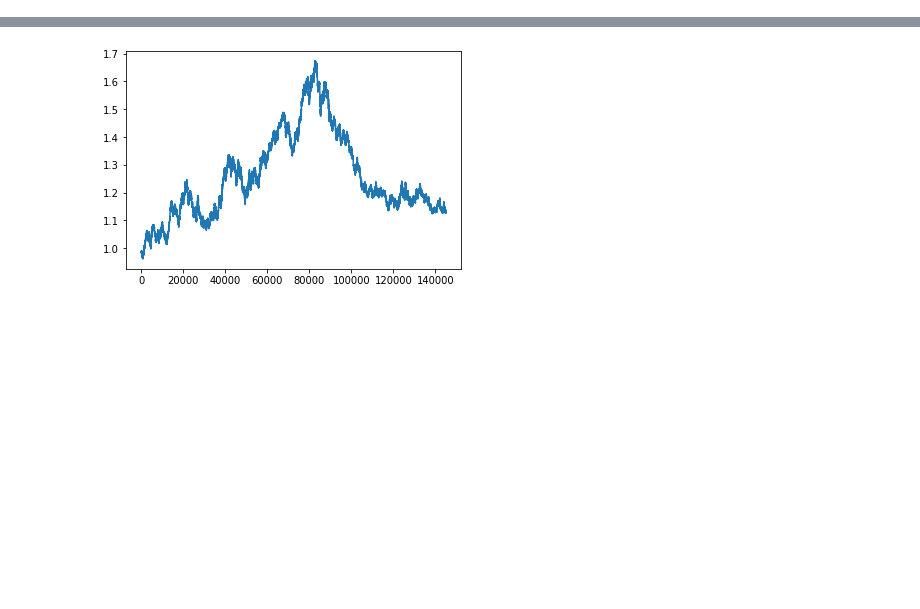
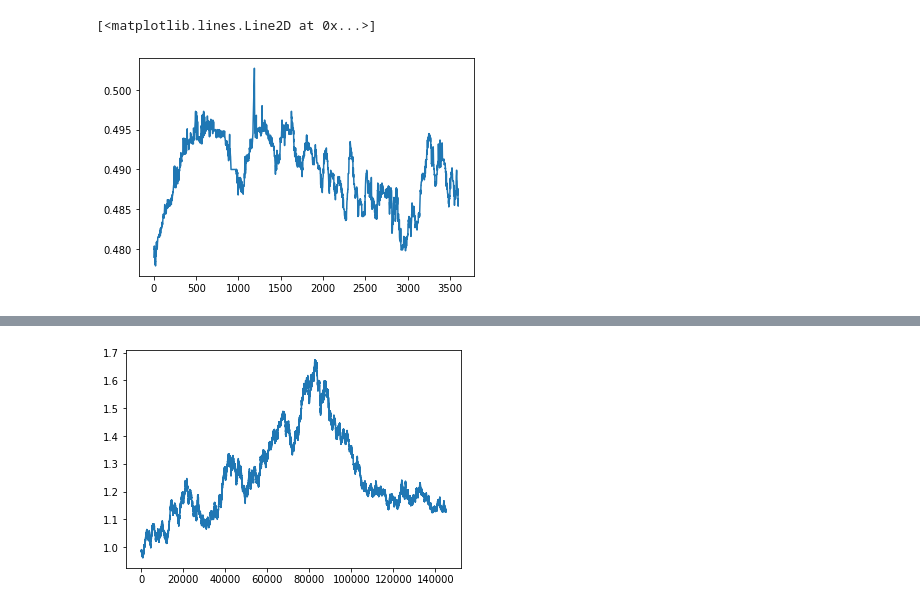
Before and after one commit to julia-claira/crypto, a Jupyter notebook: tet_bot.ipynb, the cells around one changed output, grey strips where cells are left out. Drawn from its saved outputs; the diff is of its cells as text; code cells hidden in the pictures; blank space fills up the shorter version.

```diff
--- a/tet_bot.ipynb
+++ b/tet_bot.ipynb
@@ -162,3 +150,11 @@ df.reset_index(inplace=True)
 
 #df.timestamp=df.timestamp.astype(str)
 #df
+# %%
+#plot #I lost on this one as it never got high enough -  I bought in at 14.1 and manually sold at 12.7 ish
+df.to_csv('powr_10_test.csv')
+plt.plot(df.price.astype(float))
+#plt.savefig('dec8_9_MASK_spike.png')
+# %% [output]
+[<matplotlib.lines.Line2D at 0x...>]
+[figure, added]
```
Also changed, not shown: parts of 16 cells of this notebook, 8 other files.
